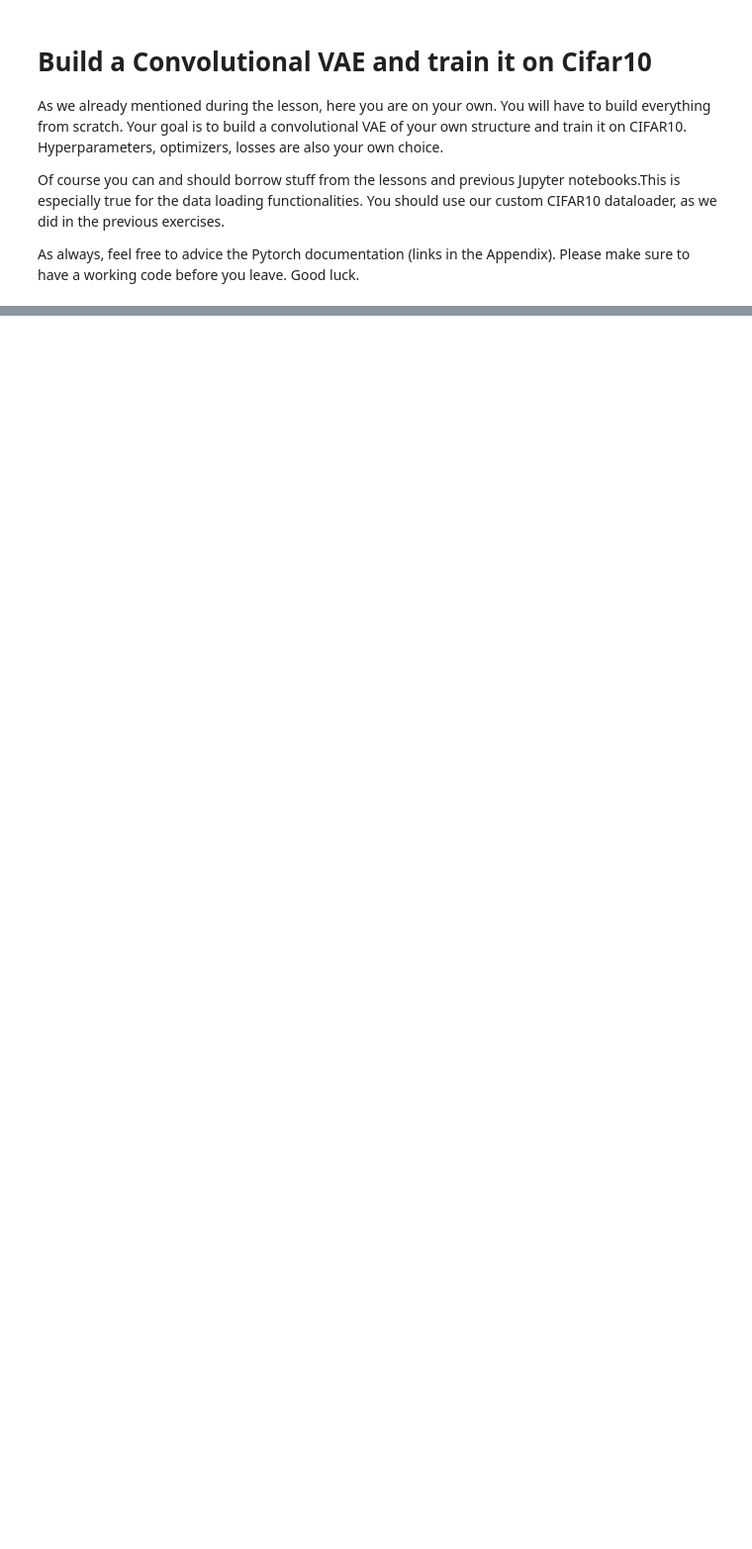
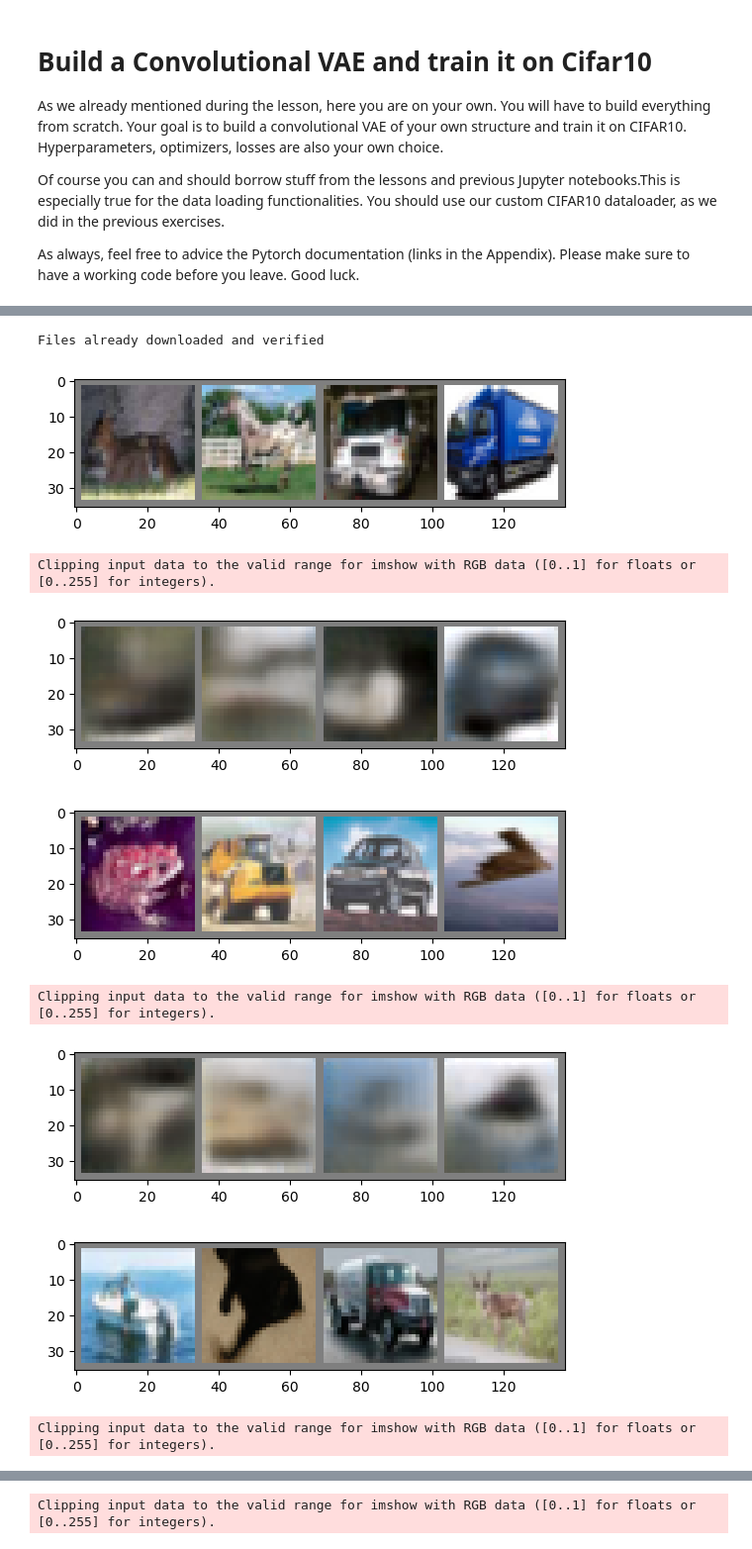
Before and after one commit to kaushikacharya/course_programming_assignment, a Jupyter notebook: Introduction_to_Deep_Learning_and_Neural_Networks/code/vae.ipynb, the cells around one changed output, grey strips where cells are left out. Shown at 99% size. Cells and saved outputs as stored; diff of their text form; code cells hidden in the pictures; blank space fills up the shorter version.

```diff
--- a/Introduction_to_Deep_Learning_and_Neural_Networks/code/vae.ipynb
+++ b/Introduction_to_Deep_Learning_and_Neural_Networks/code/vae.ipynb
@@ -27,16 +32,24 @@ from torchvision.datasets import CIFAR10
 # %%
 batch_size = 4
+normalize_mean = 0.5
+normalize_std = 0.2
+# %%
+def show_image(img):
+    # unnormalize
+    img = img*normalize_std + normalize_mean
+    plt.imshow(np.transpose(img.numpy(), [1,2,0]))
+    plt.show()
 # %%
-def load_data():
+def load_data(shuffle=False):
     #convert the images to tensor and normalized them
     transform = transforms.Compose([
          transforms.ToTensor(),
-         transforms.Normalize((0.5, 0.5, 0.5), (0.5, 0.5, 0.5))
+         transforms.Normalize((normalize_mean, normalize_mean, normalize_mean), (normalize_std, normalize_std, normalize_std))
         ])
 
     trainset = CIFAR10(root='~/data/cifar10',  download=True, transform=transform)
     trainloader = torch.utils.data.DataLoader(trainset, batch_size=batch_size,
-                                              shuffle=False, num_workers=1)
+                                              shuffle=shuffle, num_workers=1)
     return trainloader
 # %%
 class VAE(nn.Module):
@@ -151 +202,28 @@ Files already downloaded and verified
 Finished Training
+# %%
+def evaluate(model, n_batch=5):
+    dataiter = iter(load_data(shuffle=True))
+
+    for batch_i in range(n_batch):
+        images, _ = next(dataiter)
+
+        # display images
+        show_image(utils.make_grid(images))
+
+        recon_images, _, _ = model(images)
+        show_image(utils.make_grid(recon_images))
+# %%
+model = VAE()
+model.load_state_dict(torch.load("../output/cifar_net.pth"))
+
+evaluate(model)
+# %% [output]
+Files already downloaded and verified
+[figure, added]
+Clipping input data to the valid range for imshow with RGB data ([0..1] for floats or [0..255] for integers).
+[figure, added]
+[figure, added]
+Clipping input data to the valid range for imshow with RGB data ([0..1] for floats or [0..255] for integers).
+[figure, added]
+[figure, added]
+Clipping input data to the valid range for imshow with RGB data ([0..1] for floats or [0..255] for integers).
@@ -151,0 +232 @@ Finished Training
+Clipping input data to the valid range for imshow with RGB data ([0..1] for floats or [0..255] for integers).
```
Also changed, not shown: parts of 6 cells of this notebook, 1 other file.
